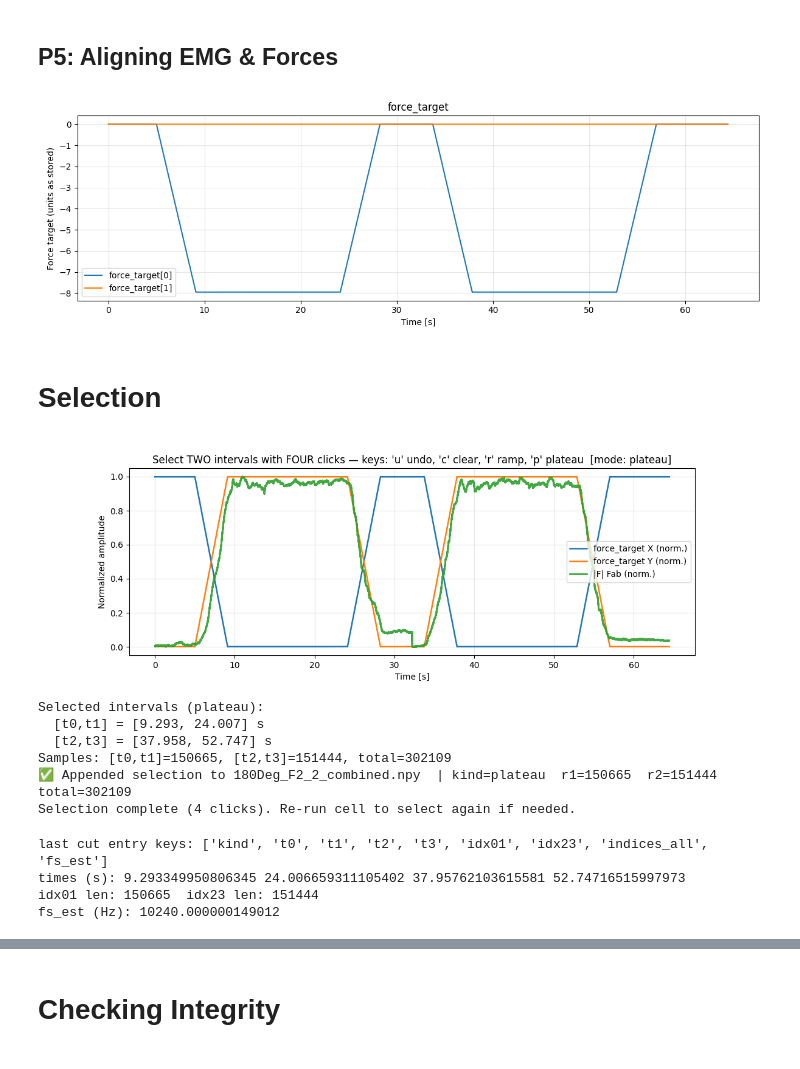
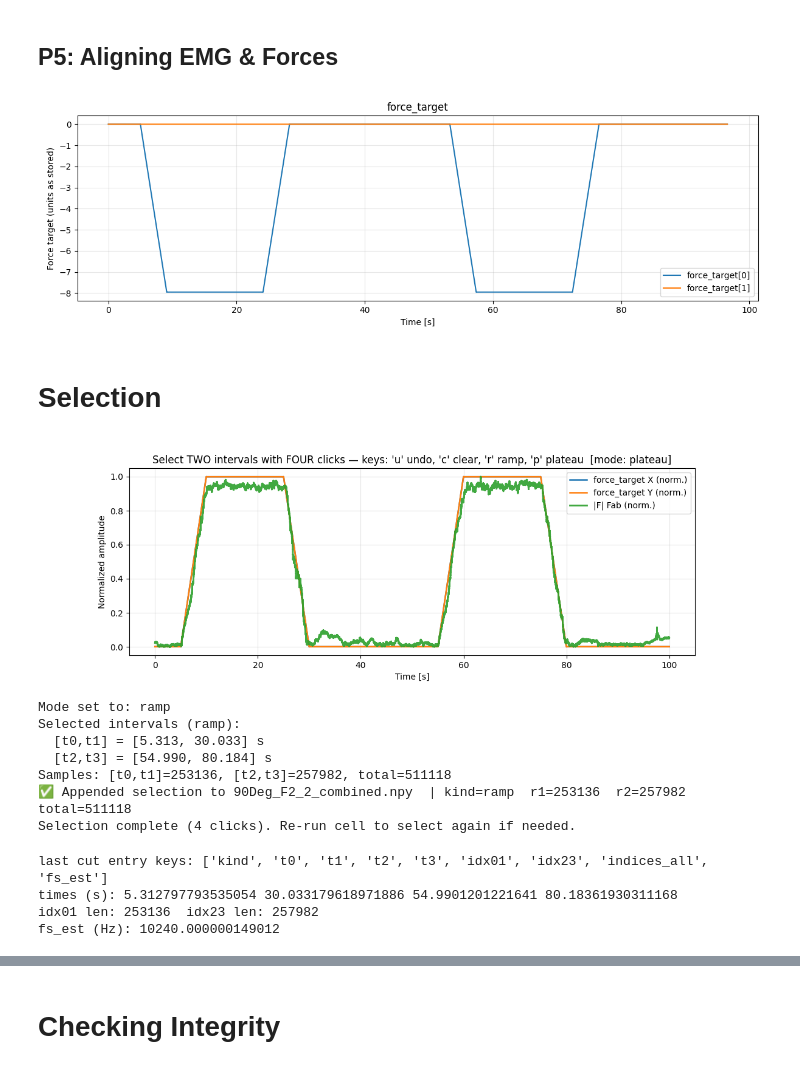
Before and after one commit to Jihagen/IntMS_EEG, a Jupyter notebook: data/preprocessing/forces.ipynb, the cells around one changed output, grey strips where cells are left out. Cells and saved outputs as stored; diff of their text form; code cells hidden in the pictures.

```diff
--- a/data/preprocessing/forces.ipynb
+++ b/data/preprocessing/forces.ipynb
@@ -146,6 +251,6 @@ def plot_emg_from_mat(emg_mat):
 # %%
-force_mat = "/Users/juliahagen/IntMS_EEG/data/P3_forces_cut/180Deg_F1_2.mat"
-emg_mat   = "/Users/juliahagen/IntMS_EEG/data/P3/180Deg_F1_2.mat"
+force_mat = "/Users/juliahagen/IntMS_EEG/data/P3/180Deg_F1_1_noEMG.mat"
+emg_mat   = "/Users/juliahagen/IntMS_EEG/data/P3/180Deg_F1_1.mat"
 # %%
 plot_force_from_mat(force_mat)
 plot_emg_from_mat(emg_mat)
@@ -941,6 +2077,6 @@ def check_and_plot_combined(path, offset=0.5, show_offsets=False):
 # check_and_plot_combined("/Users/juliahagen/IntMS_EEG/data/preprocessing/180Deg_F1_2_combined.npy", show_offsets=True)
 
 # 2) Whole folder (plots each file):
-for f in sorted(glob.glob("/Users/juliahagen/IntMS_EEG/data/preprocessing/P3_combined/*_combined.npy")):
+for f in sorted(glob.glob("/Users/juliahagen/IntMS_EEG/data/preprocessing/*_combined.npy")):
     check_and_plot_combined(f, show_offsets=True)
 # %% [output]
@@ -1007,7 +2111,7 @@ import numpy as np
 import matplotlib.pyplot as plt
 
 # --- set your file path ---
-path = "/Users/juliahagen/IntMS_EEG/data/preprocessing/P3_combined/180Deg_F2_2_combined.npy"  # <- change me
+path = "/Users/juliahagen/IntMS_EEG/data/preprocessing/180Deg_F2_2_combined.npy"  # <- change me
 
 # --- load ---
 d  = np.load(path, allow_pickle=True).item()
@@ -1038,7 +2142,7 @@ plt.grid(True, alpha=0.3)
 plt.tight_layout()
 plt.show()
 # %% [output]
-[figure, old version]
+[figure, new version]
 # %% [markdown]
 # Selection
 # %%
@@ -1046,6 +2150,7 @@ import numpy as np
 import matplotlib.pyplot as plt
 from pathlib import Path
 
+path = "/Users/juliahagen/IntMS_EEG/data/preprocessing/P3_combined/90Deg_F2_2_combined.npy"
 # --- Load your combined file ---  # <- change this
 data = np.load(path, allow_pickle=True).item()
 
@@ -1202,39 +2307,40 @@ def onkey(event):
             sp.remove()
 
         fig.canvas.draw()
         print(f"Undid line at x={x_removed:.3f}. Remaining: {len(selected_points)} line(s).")
 
     elif event.key == 'c':
         while vlines:
             vlines.pop().remove()
         while spans:
             spans.pop().remove()
         selected_points.clear()
         fig.canvas.draw()
         print("Cleared all lines and spans.")
 
     elif event.key == 'r':  # NEW: switch to ramp mode
         segment_kind = "ramp"
         _set_title()
         fig.canvas.draw()
         print("Mode set to: ramp")
 
     elif event.key == 'p':  # NEW: switch to plateau mode
         segment_kind = "plateau"
         _set_title()
         fig.canvas.draw()
         print("Mode set to: plateau")
 
 cid = fig.canvas.mpl_connect('button_press_event', onclick)
 kid = fig.canvas.mpl_connect('key_press_event', onkey)
 plt.show()
 # %% [output]
-[figure, old version]
+[figure, new version]
-Selected intervals (plateau):
-  [t0,t1] = [9.293, 24.007] s
-  [t2,t3] = [37.958, 52.747] s
-Samples: [t0,t1]=150665, [t2,t3]=151444, total=302109
-✅ Appended selection to 180Deg_F2_2_combined.npy  | kind=plateau  r1=150665  r2=151444  total=302109
+Mode set to: ramp
+Selected intervals (ramp):
+  [t0,t1] = [5.313, 30.033] s
+  [t2,t3] = [54.990, 80.184] s
+Samples: [t0,t1]=253136, [t2,t3]=257982, total=511118
+✅ Appended selection to 90Deg_F2_2_combined.npy  | kind=ramp  r1=253136  r2=257982  total=511118
 Selection complete (4 clicks). Re-run cell to select again if needed.
 # %%
 import numpy as np
@@ -1250,8 +2356,8 @@ print("idx01 len:", len(last["idx01"]), " idx23 len:", len(last["idx23"]))
 print("fs_est (Hz):", last["fs_est"])
 # %% [output]
 last cut entry keys: ['kind', 't0', 't1', 't2', 't3', 'idx01', 'idx23', 'indices_all', 'fs_est']
-times (s): 9.293349950806345 24.006659311105402 37.95762103615581 52.74716515997973
-idx01 len: 150665  idx23 len: 151444
+times (s): 5.312797793535054 30.033179618971886 54.9901201221641 80.18361930311168
+idx01 len: 253136  idx23 len: 257982
 fs_est (Hz): 10240.000000149012
 # %%
 import numpy as np
```
Also changed, not shown: parts of 17 cells of this notebook, 10 other files.
